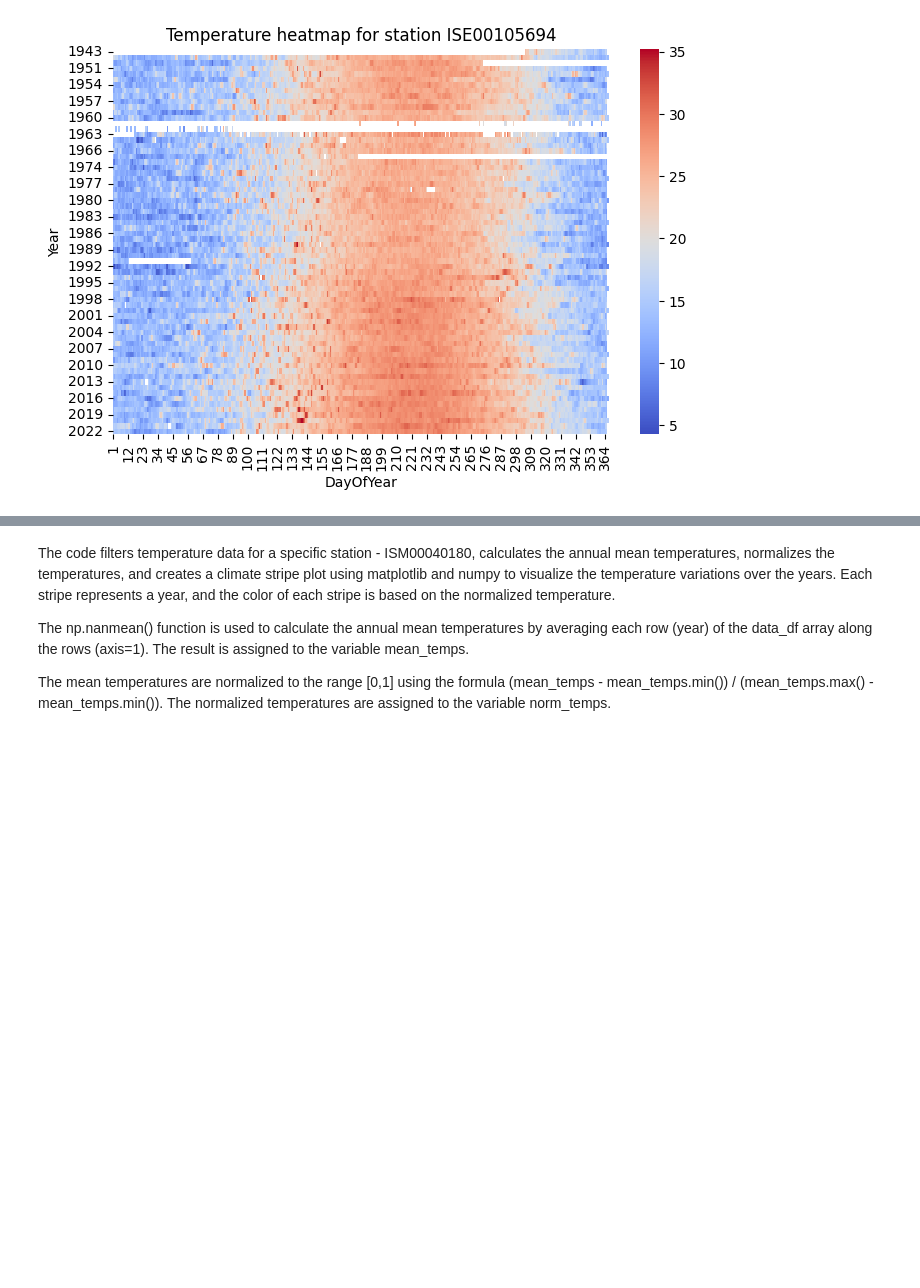
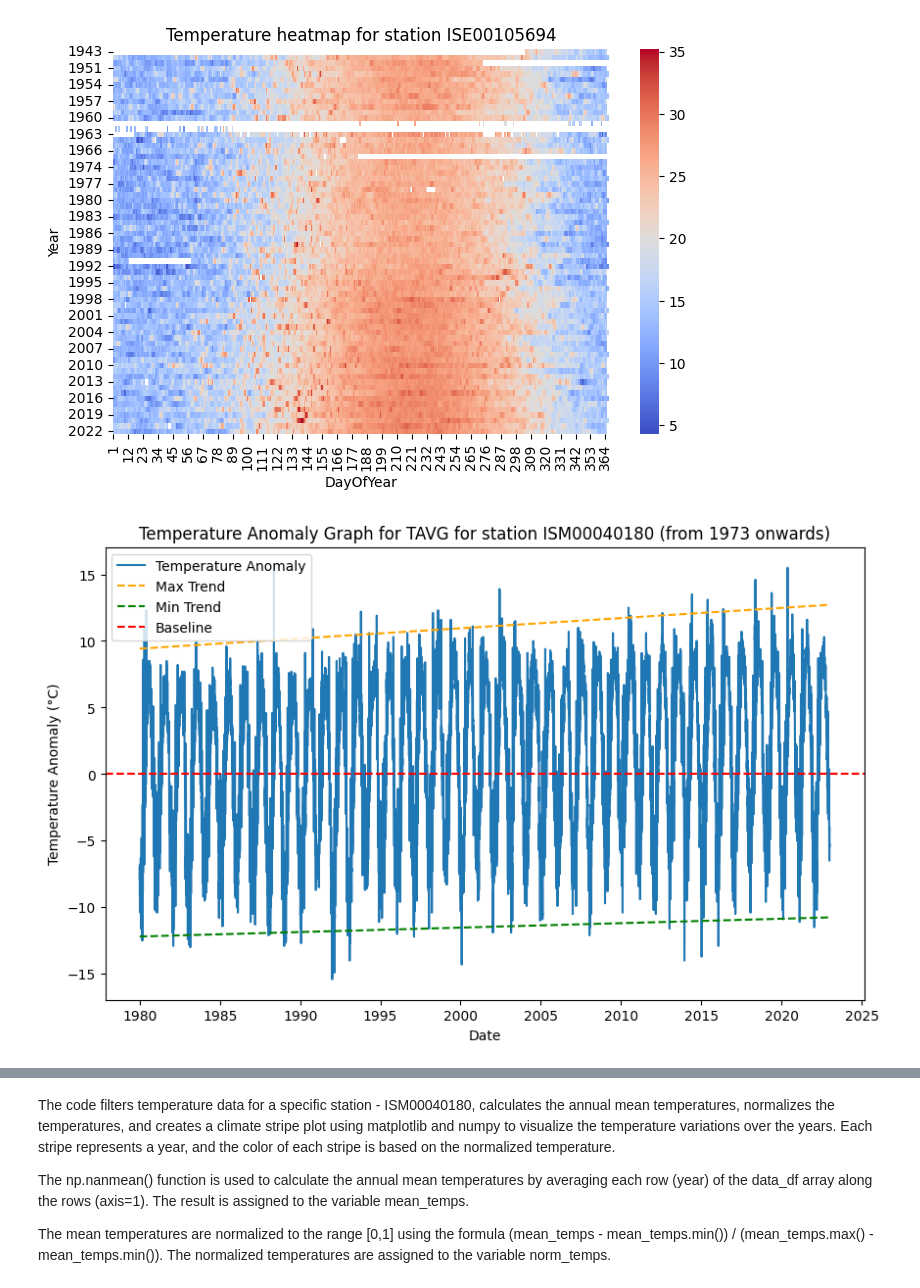
Before and after one commit to olgazju/weather-project, a Jupyter notebook: notebooks/4-csv-visualization-python.ipynb, the cells around one changed output, grey strips where cells are left out. Saved outputs shown, nothing was run; the diff lists cells and outputs as text; code cells hidden in the pictures; blank space fills up the shorter version.

```diff
--- a/notebooks/4-csv-visualization-python.ipynb
+++ b/notebooks/4-csv-visualization-python.ipynb
@@ -106,3 +106,52 @@ plt.title('Temperature heatmap for station ISE00105694')
 plt.show()
 # %% [output]
 [figure]
+# %%
+import numpy as np
+import matplotlib.dates as mdates
+
+# Choose ISM00040180 station and make sure TAVG column is numeric
+df = data[data['STATION'] == 'ISM00040180'].copy()
+df['TAVG'] = pd.to_numeric(df['TAVG'], errors='coerce')
+
+# Convert DATE to datetime
+df['DATE'] = pd.to_datetime(df['DATE'])
+
+# Calculate the 'baseline' for 1951-1980
+baseline_df = df[(df['DATE'].dt.year >= 1951) & (df['DATE'].dt.year <= 1980)]
+baseline = baseline_df['TAVG'].mean()
+
+# Filter data from 1973 and later
+df = df[df['DATE'].dt.year >= 1980]
+
+# Calculate the anomalies
+df['Anomaly'] = df['TAVG'] - baseline
+
+# Convert DATE to numeric for calculations
+df['DATE_num'] = mdates.date2num(df['DATE'])
+
+# Calculate trend lines
+df_max = df.groupby(df['DATE'].dt.year)['Anomaly'].idxmax()
+df_min = df.groupby(df['DATE'].dt.year)['Anomaly'].idxmin()
+
+# Top trend
+max_coeffs = np.polyfit(df.loc[df_max, 'DATE_num'], df.loc[df_max, 'Anomaly'], 1)
+max_trend = max_coeffs[0] * df['DATE_num'] + max_coeffs[1]
+
+# Bottom trend
+min_coeffs = np.polyfit(df.loc[df_min, 'DATE_num'], df.loc[df_min, 'Anomaly'], 1)
+min_trend = min_coeffs[0] * df['DATE_num'] + min_coeffs[1]
+
+# Plot
+plt.figure(figsize=(10, 6))
+plt.plot(df['DATE'], df['Anomaly'], label='Temperature Anomaly')
+plt.plot(df['DATE'], max_trend, color='orange', linestyle='--', label='Max Trend')
+plt.plot(df['DATE'], min_trend, color='green', linestyle='--', label='Min Trend')
+plt.axhline(0, color='red', linestyle='--', label='Baseline')  # This adds a horizontal line
+plt.xlabel('Date')
+plt.ylabel('Temperature Anomaly (°C)')
+plt.title('Temperature Anomaly Graph for TAVG for station ISM00040180 (from 1973 onwards)')
+plt.legend()
+plt.show()
+# %% [output]
+[figure, added]
```
Also changed, not shown: parts of 2 cells of this notebook, 1 other file.
